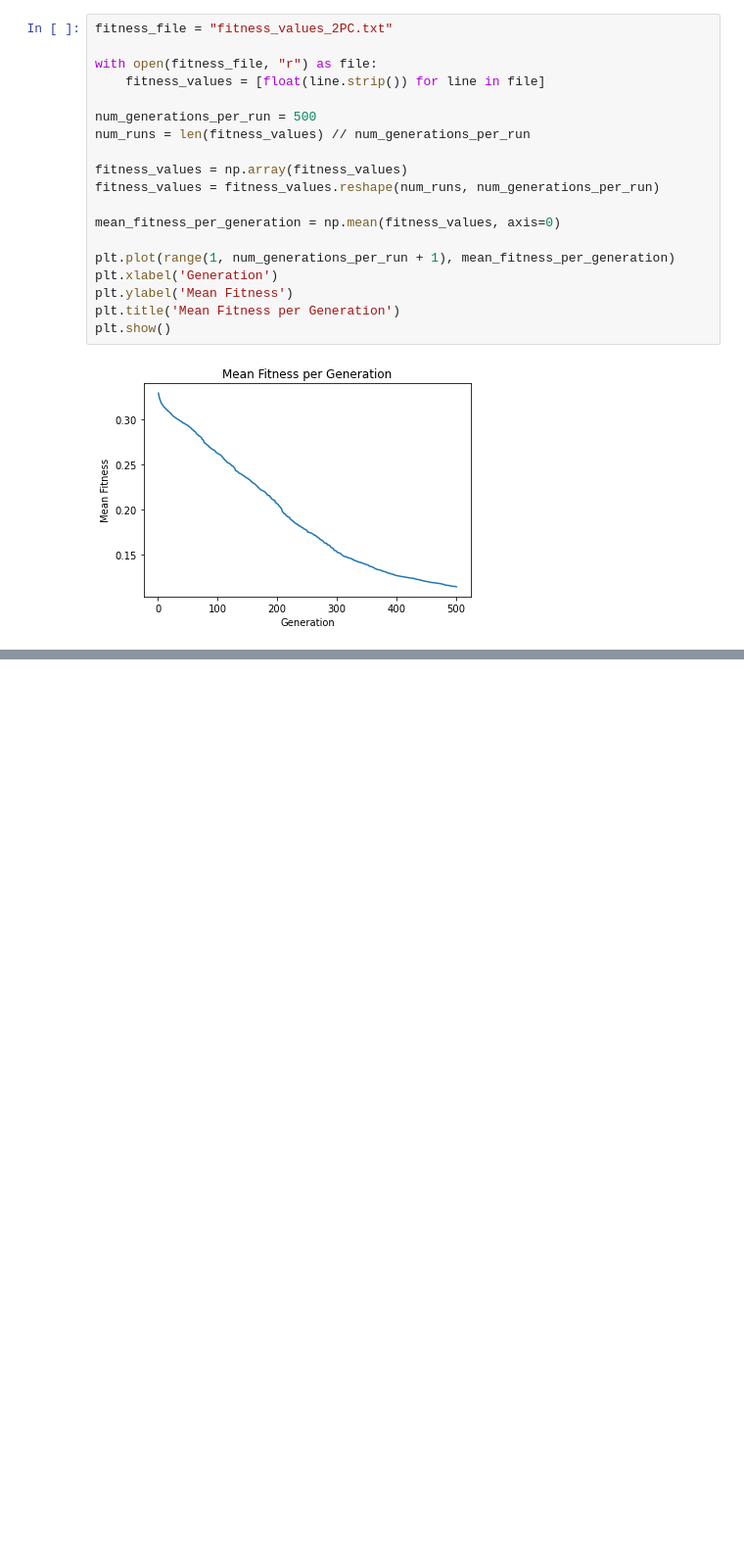
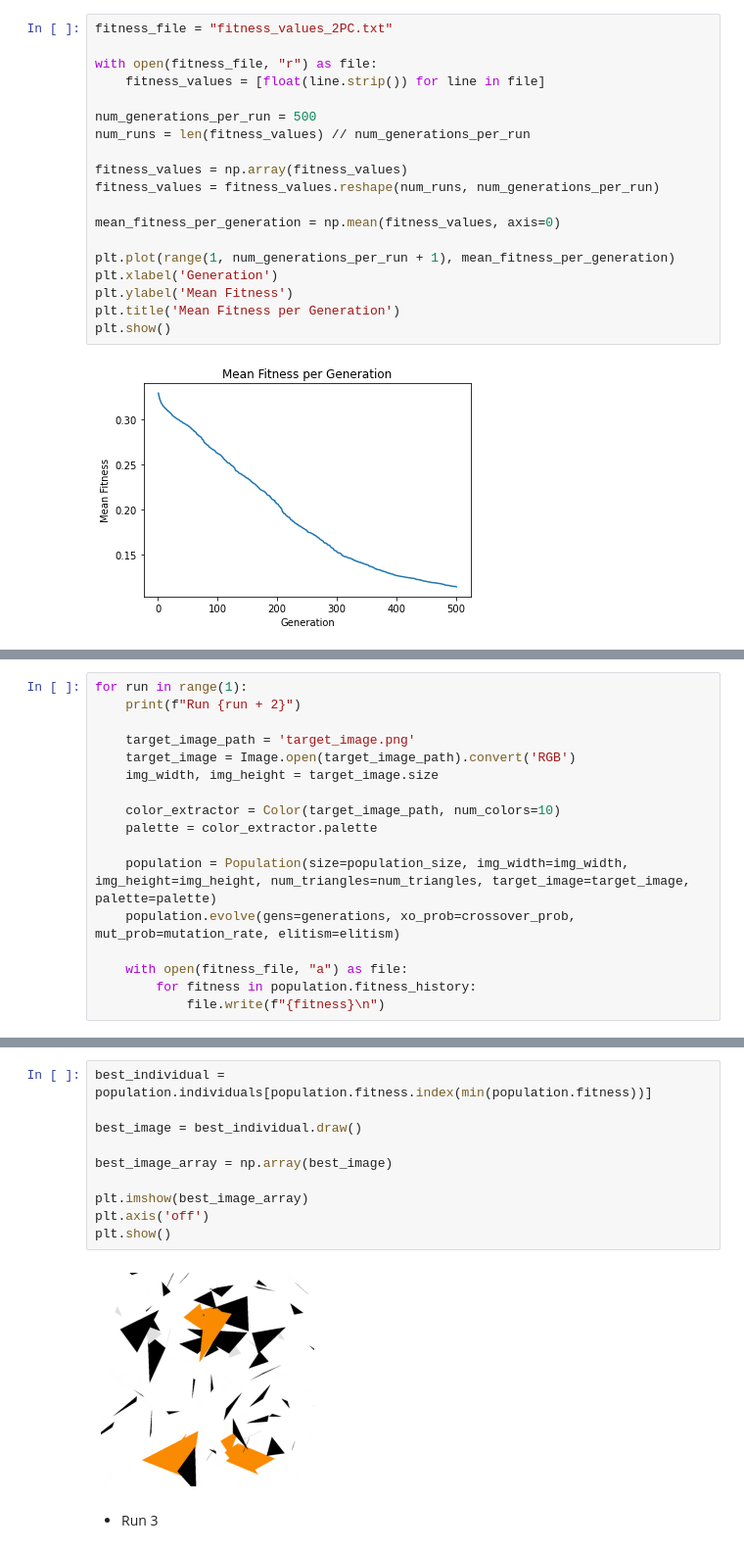
Before and after one commit to beatrizdsantosss/cifo-project, a Jupyter notebook: Two point crossover.ipynb, the cells around one changed output, grey strips where cells are left out. Shown at 98% size. Drawn from its saved outputs; the diff is of its cells as text; blank space fills up the shorter version.

```diff
--- a/Two point crossover.ipynb
+++ b/Two point crossover.ipynb
@@ -413,0 +605,17 @@ plt.show()
+# %%
+for run in range(1):
+    print(f"Run {run + 2}")
+
+    target_image_path = 'target_image.png'
+    target_image = Image.open(target_image_path).convert('RGB')
+    img_width, img_height = target_image.size
+
+    color_extractor = Color(target_image_path, num_colors=10)
+    palette = color_extractor.palette
+
+    population = Population(size=population_size, img_width=img_width, img_height=img_height, num_triangles=num_triangles, target_image=target_image, palette=palette)
+    population.evolve(gens=generations, xo_prob=crossover_prob, mut_prob=mutation_rate, elitism=elitism)
+
+    with open(fitness_file, "a") as file:
+        for fitness in population.fitness_history:
+            file.write(f"{fitness}\n")
@@ -413,0 +640,14 @@ plt.show()
+# %%
+best_individual = population.individuals[population.fitness.index(min(population.fitness))]
+
+best_image = best_individual.draw()
+
+best_image_array = np.array(best_image)
+
+plt.imshow(best_image_array)
+plt.axis('off')
+plt.show()
+# %% [output]
+[figure, added]
+# %% [markdown]
+* Run 3
```
Also changed, not shown: parts of 25 cells of this notebook, 3 other files.
